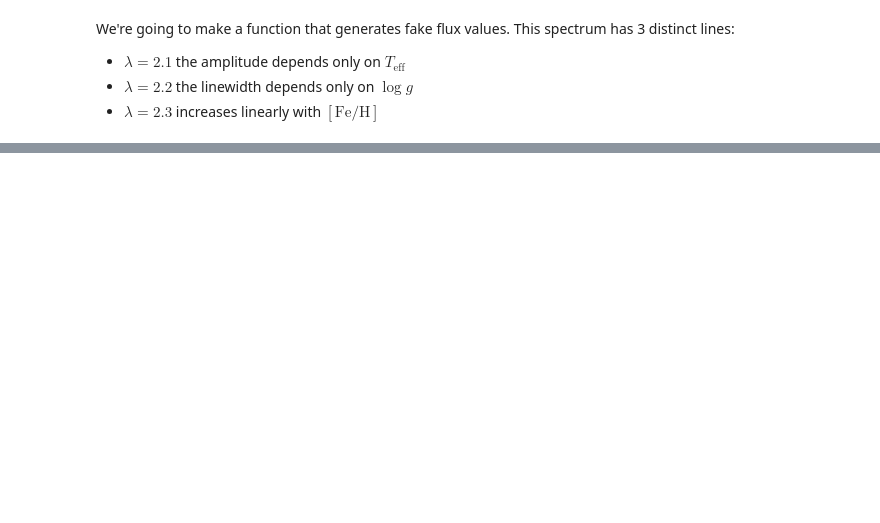
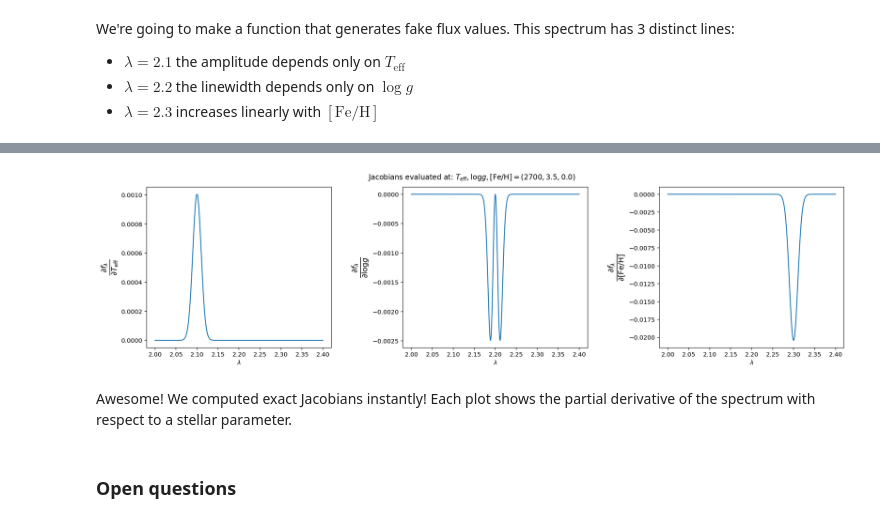
Before and after one commit to gully/TgiF, a Jupyter notebook: notebooks/01_toy_spectrum.ipynb, the cells around one changed output, grey strips where cells are left out. Saved outputs shown, nothing was run; the diff lists cells and outputs as text; code cells hidden in the pictures; blank space fills up the shorter version.

```diff
--- a/notebooks/01_toy_spectrum.ipynb
+++ b/notebooks/01_toy_spectrum.ipynb
@@ -82,6 +91,6 @@ To be continued at the Ames Hack Day!
 # %%
 from jax import grad, jit, vmap, jacfwd, jacrev
 # %%
-%timeit F = jacfwd(synthetic_spectrum)((3000.0, 0.1, 0.0))
-%timeit R = jacrev(synthetic_spectrum)((3000.0, 0.1, 0.0))
+%time
+forward_mode_jacobian = jacfwd(synthetic_spectrum)((3000.0, 0.1, 0.0))
 # %% [output]
@@ -89,0 +105,18 @@ from jax import grad, jit, vmap, jacfwd, jacrev
+# %%
+labels = [r'$\frac{\partial f_\lambda}{\partial T_{\mathrm{eff} }}$',
+          r'$\frac{\partial f_\lambda}{\partial \log{g}}$',
+          r'$\frac{\partial f_\lambda}{\partial [\mathrm{Fe}/\mathrm{H}]}$']
+# %%
+fig, axes = plt.subplots(1, 3, figsize=(18, 5))
+
+for i, partial_derivative in enumerate(forward_mode_jacobian):
+    axes[i].plot(wl,partial_derivative, label = labels[i]);
+    axes[i].set_xlabel('$\lambda$'); axes[i].set_ylabel(labels[i], fontsize=18)
+fig.suptitle('Jacobians evaluated at: $T_{\mathrm{eff}}, \log{g}, [\mathrm{Fe}/{\mathrm{H}}] = (2700, 3.5, 0.0)$')
+plt.tight_layout(pad=3);
+# %% [output]
+[figure, added]
+# %% [markdown]
+Awesome!  We computed exact Jacobians instantly!  Each plot shows the partial derivative of the spectrum with respect to a stellar parameter.
+# %% [markdown]
+### Open questions
```
Also changed, not shown: parts of 44 cells of this notebook.
